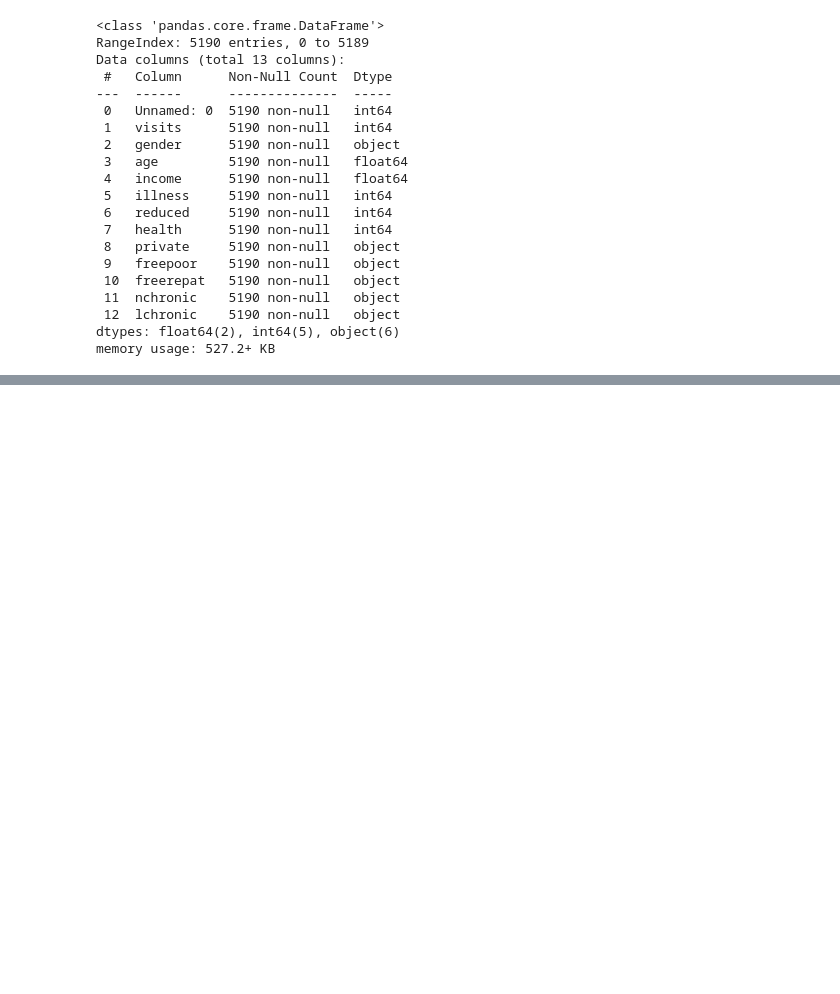
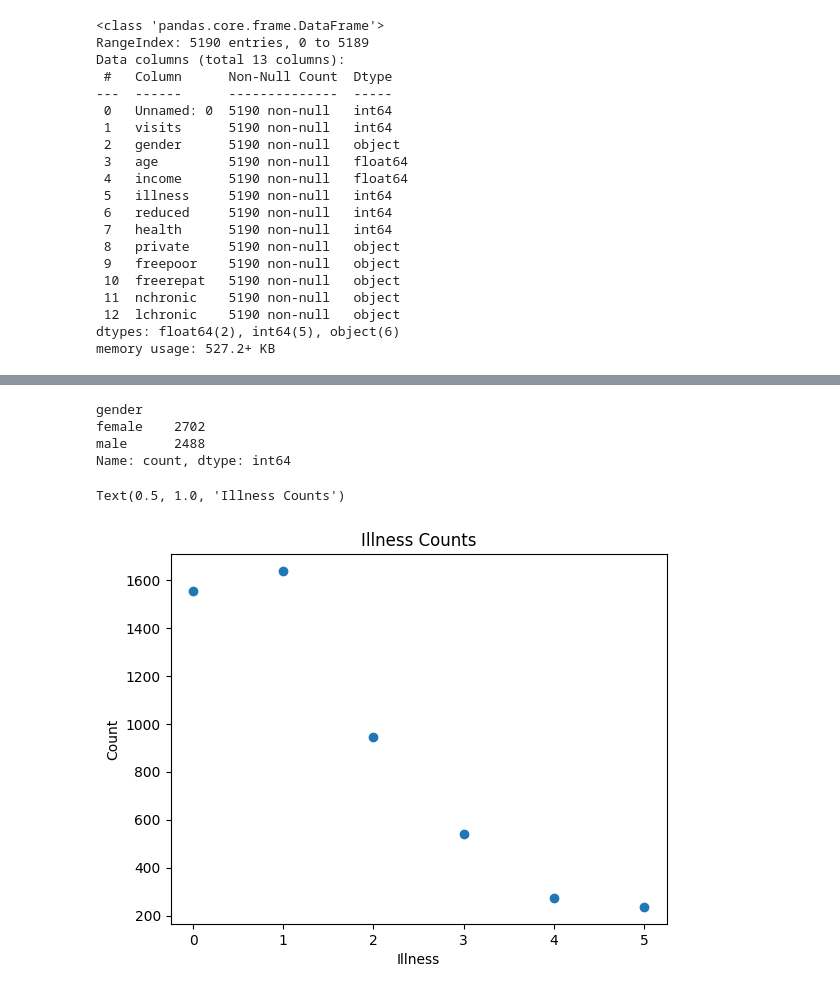
Before and after one commit to karamveer2648/Doctor_Visit_Analysis, a Jupyter notebook: Doctor_Visit_Analysis.ipynb, the cells around one changed output, grey strips where cells are left out. Drawn from its saved outputs; the diff is of its cells as text; code cells hidden in the pictures; blank space fills up the shorter version.

```diff
--- a/Doctor_Visit_Analysis.ipynb
+++ b/Doctor_Visit_Analysis.ipynb
@@ -63,0 +82,7 @@ plt.scatter(df['illness'].value_counts().sort_index().index, df['illness'].value
+# %%
+df['gender'].value_counts() # get the counts of each value in the gender column
+# %% [output]
+gender
+female    2702
+male      2488
+Name: count, dtype: int64
@@ -63,0 +91,8 @@ plt.scatter(df['illness'].value_counts().sort_index().index, df['illness'].value
+# %%
+plt.scatter(df['illness'].value_counts().index, df['illness'].value_counts().values) # create a scatter plot of the counts of each value in the 'illness' column
+plt.xlabel('Illness')
+plt.ylabel('Count')
+plt.title('Illness Counts')
+# %% [output]
+Text(0.5, 1.0, 'Illness Counts')
+[figure, added]
```
Also changed, not shown: parts of 17 cells of this notebook.
